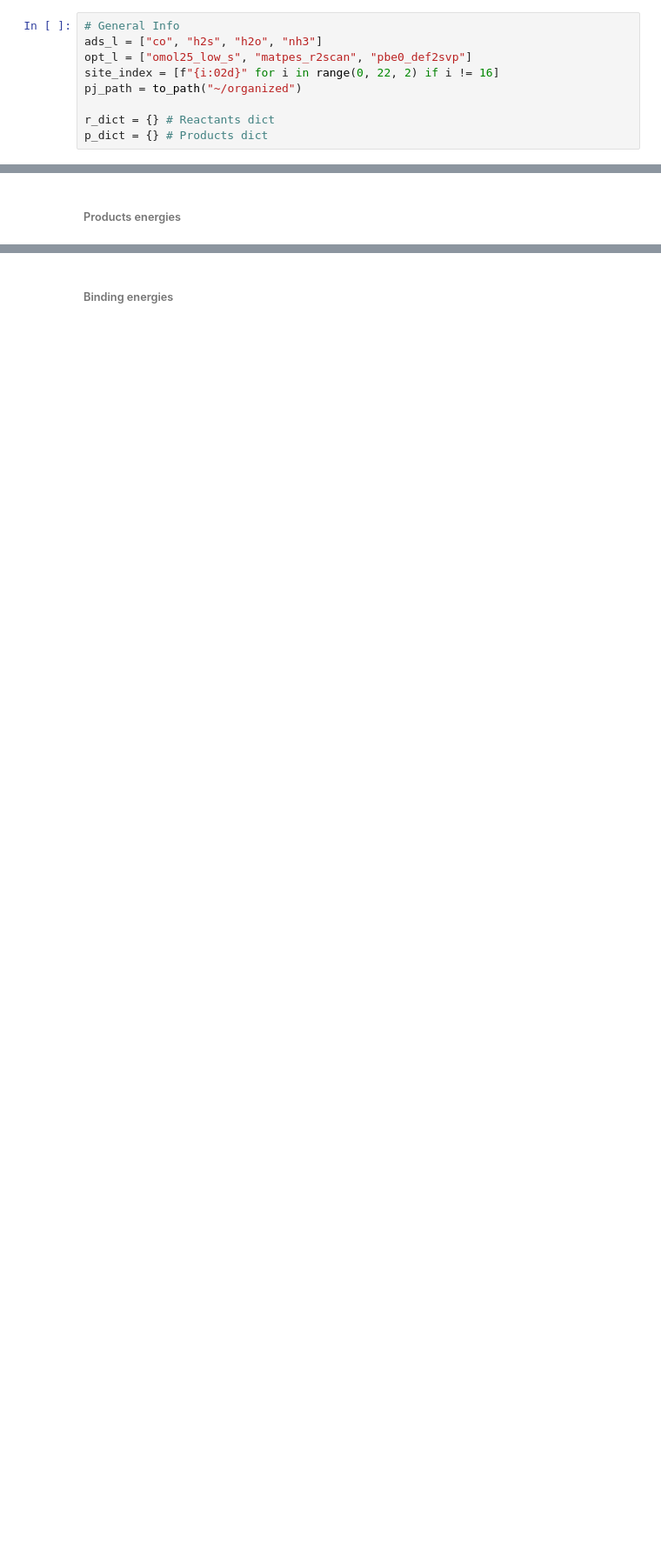
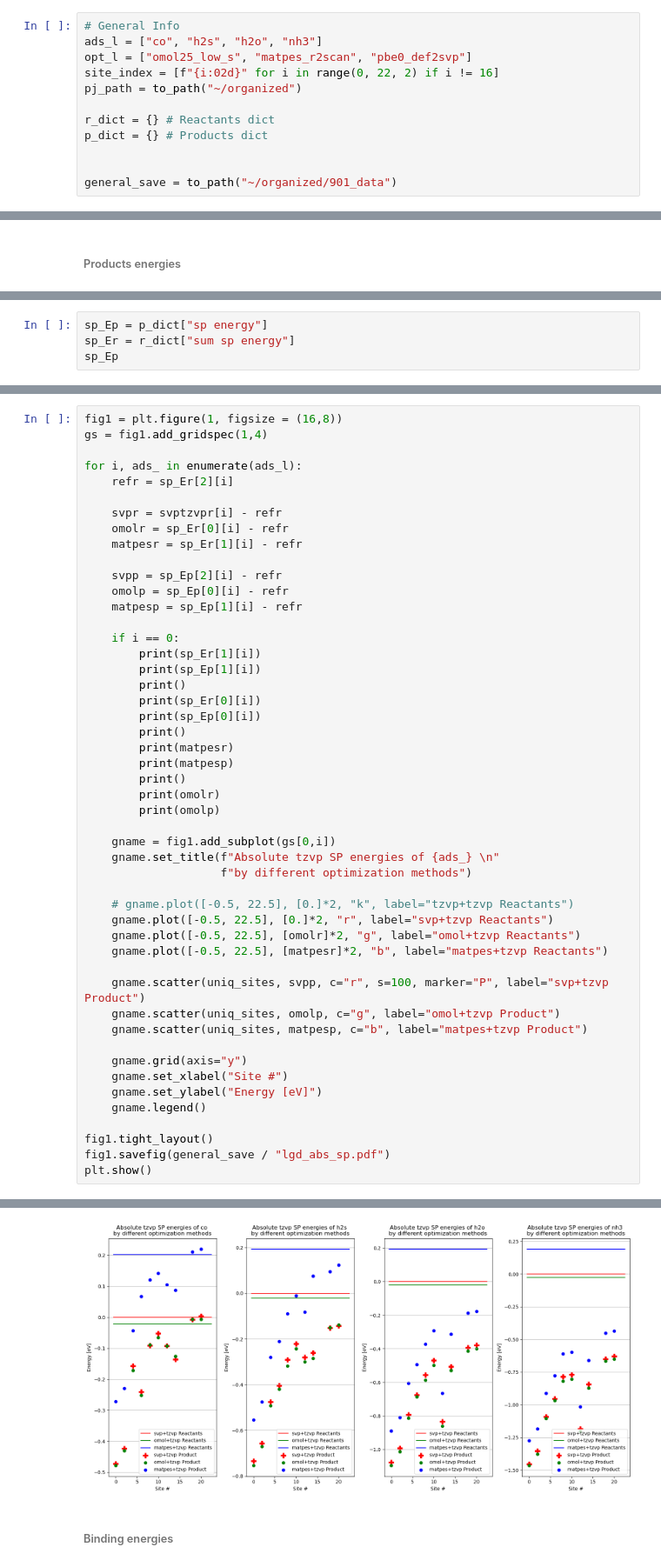
Before and after one commit to lznxbz/thesis_notebooks, a Jupyter notebook: 260423_tio2_binding_continue.ipynb, the cells around one changed output, grey strips where cells are left out. Shown at 87% size. Saved outputs shown, nothing was run; the diff lists cells and outputs as text; blank space fills up the shorter version.

```diff
--- a/260423_tio2_binding_continue.ipynb
+++ b/260423_tio2_binding_continue.ipynb
@@ -37,6 +38,9 @@ pj_path = to_path("~/organized")
 
 r_dict = {} # Reactants dict
 p_dict = {} # Products dict
+
+
+general_save = to_path("~/organized/901_data")
 # %% [markdown]
 ### Calculations
 # %% [markdown]
@@ -135,0 +148,4 @@ r2scan
+# %%
+sp_Ep = p_dict["sp energy"]
+sp_Er = r_dict["sum sp energy"]
+sp_Ep
@@ -135,0 +193,50 @@ r2scan
+# %%
+fig1 = plt.figure(1, figsize = (16,8))
+gs = fig1.add_gridspec(1,4)
+
+for i, ads_ in enumerate(ads_l):
+    refr = sp_Er[2][i]
+
+    svpr = svptzvpr[i] - refr
+    omolr = sp_Er[0][i] - refr
+    matpesr = sp_Er[1][i] - refr
+
+    svpp = sp_Ep[2][i] - refr
+    omolp = sp_Ep[0][i] - refr
+    matpesp = sp_Ep[1][i] - refr
+
+    if i == 0:
+        print(sp_Er[1][i])
+        print(sp_Ep[1][i])
+        print()
+        print(sp_Er[0][i])
+        print(sp_Ep[0][i])
+        print()
+        print(matpesr)
+        print(matpesp)
+        print()
+        print(omolr)
+        print(omolp)
+
+    gname = fig1.add_subplot(gs[0,i])
+    gname.set_title(f"Absolute tzvp SP energies of {ads_} \n"
+                    f"by different optimization methods")
+
+    # gname.plot([-0.5, 22.5], [0.]*2, "k", label="tzvp+tzvp Reactants")
+    gname.plot([-0.5, 22.5], [0.]*2, "r", label="svp+tzvp Reactants")
+    gname.plot([-0.5, 22.5], [omolr]*2, "g", label="omol+tzvp Reactants")
+    gname.plot([-0.5, 22.5], [matpesr]*2, "b", label="matpes+tzvp Reactants")
+
+    gname.scatter(uniq_sites, svpp, c="r", s=100, marker="P", label="svp+tzvp Product")
+    gname.scatter(uniq_sites, omolp, c="g", label="omol+tzvp Product")
+    gname.scatter(uniq_sites, matpesp, c="b", label="matpes+tzvp Product")
+
+    gname.grid(axis="y")
+    gname.set_xlabel("Site #")
+    gname.set_ylabel("Energy [eV]")
+    gname.legend()
+
+fig1.tight_layout()
+fig1.savefig(general_save / "lgd_abs_sp.pdf")
+plt.show()
+# %% [output]
@@ -136,2 +260,3 @@ r2scan
+[figure, added]
 # %% [markdown]
 ###### Binding energies
```
Also changed, not shown: parts of 21 cells of this notebook, 2 other files.
